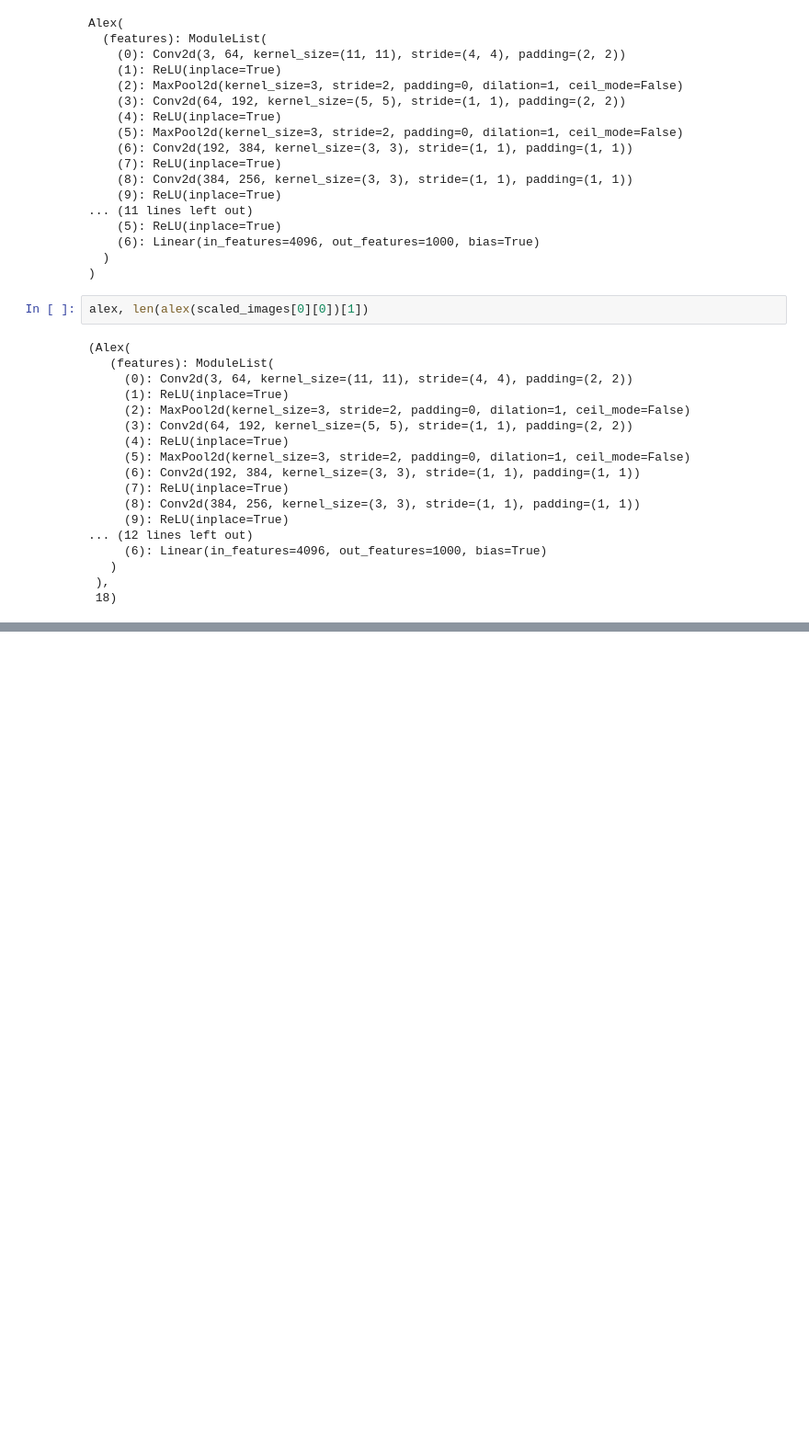
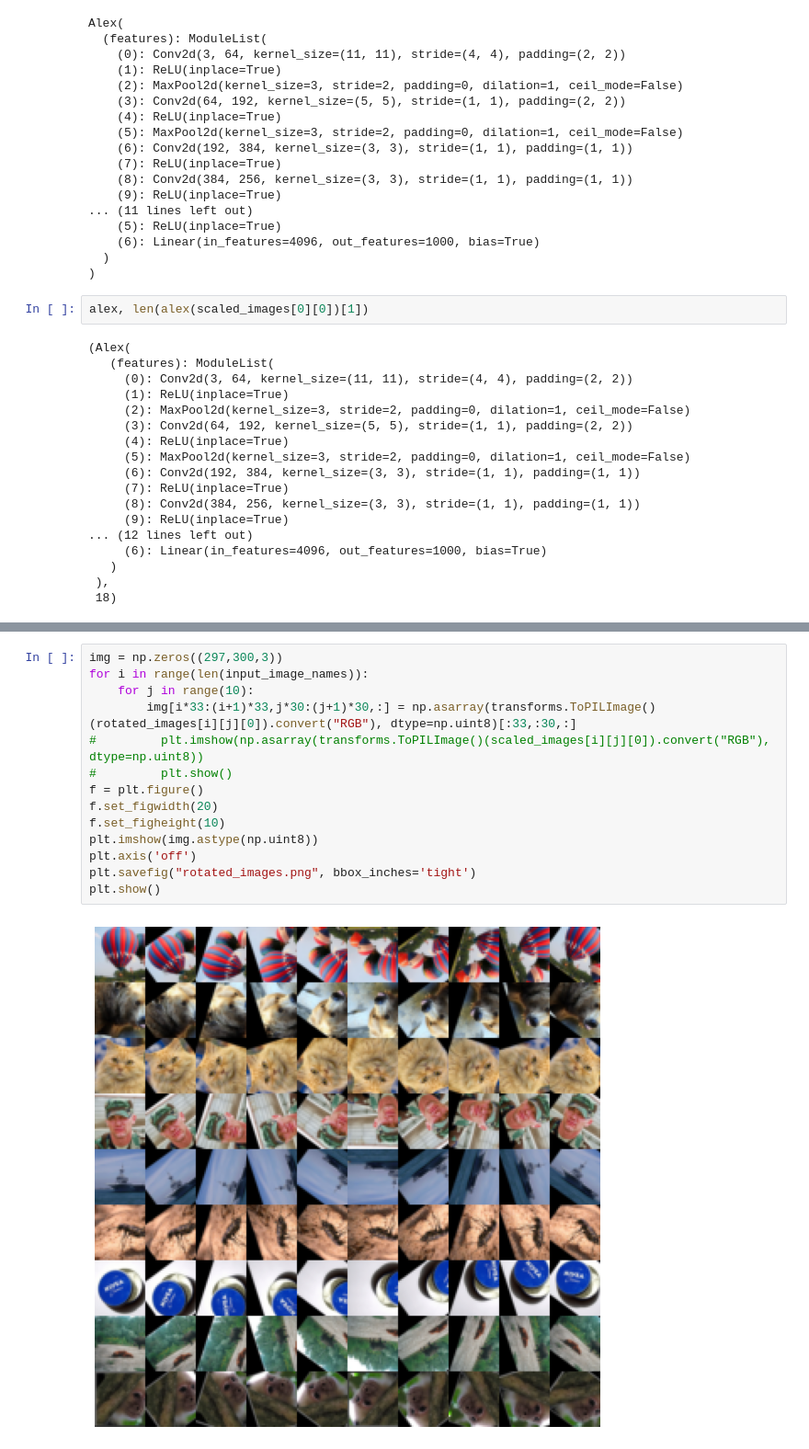
Before and after one commit to pavankandru/SMAI-Major, a Jupyter notebook: Invariance.ipynb, the cells around one changed output, grey strips where cells are left out. Shown at 92% size. Cells and saved outputs as stored; diff of their text form; blank space fills up the shorter version.

```diff
--- a/Invariance.ipynb
+++ b/Invariance.ipynb
@@ -249,0 +367,16 @@ get_plots(translated_images, 120, 60)
+# %%
+img = np.zeros((297,300,3))
+for i in range(len(input_image_names)):
+    for j in range(10):
+        img[i*33:(i+1)*33,j*30:(j+1)*30,:] = np.asarray(transforms.ToPILImage()(rotated_images[i][j][0]).convert("RGB"), dtype=np.uint8)[:33,:30,:]
+#         plt.imshow(np.asarray(transforms.ToPILImage()(scaled_images[i][j][0]).convert("RGB"), dtype=np.uint8))
+#         plt.show()
+f = plt.figure()
+f.set_figwidth(20)
+f.set_figheight(10)
+plt.imshow(img.astype(np.uint8))
+plt.axis('off')
+plt.savefig("rotated_images.png", bbox_inches='tight')
+plt.show()
+# %% [output]
+[figure, added]
```
Also changed, not shown: parts of 10 cells of this notebook, 40 other files.
